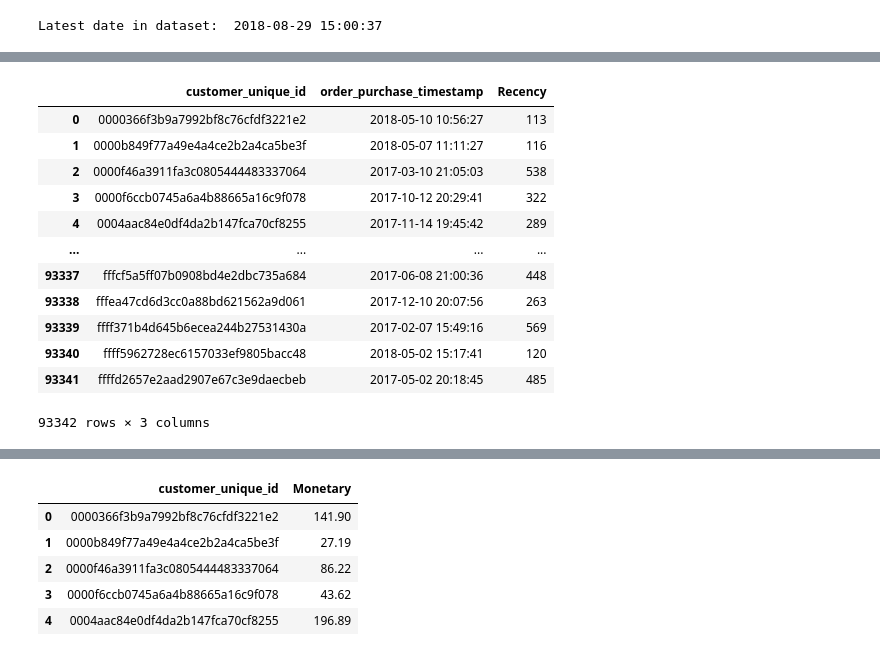
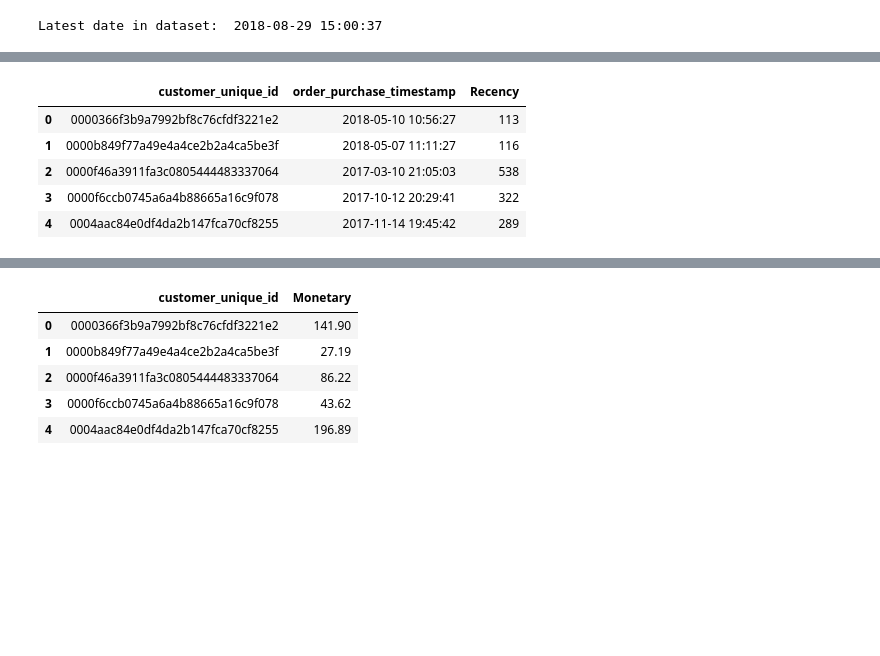
Before and after one commit to AspiringDSer/Olist-RFM-Analysis-Power-BI, a Jupyter notebook: Olist - RFM Analysis.ipynb, the cells around one changed output, grey strips where cells are left out. Drawn from its saved outputs; the diff is of its cells as text; code cells hidden in the pictures; blank space fills up the shorter version.

```diff
--- a/Olist - RFM Analysis.ipynb
+++ b/Olist - RFM Analysis.ipynb
@@ -298,20 +336,13 @@ recency_df
 # %%
 recency_df['Recency']= recency_df['order_purchase_timestamp'].apply(lambda x: (present_day - x).days)
-recency_df
+recency_df.head()
 # %% [output]
 |  | customer_unique_id | order_purchase_timestamp | Recency |
 | 0 | 0000366f3b9a7992bf8c76cfdf3221e2 | 2018-05-10 10:56:27 | 113 |
 | 1 | 0000b849f77a49e4a4ce2b2a4ca5be3f | 2018-05-07 11:11:27 | 116 |
 | 2 | 0000f46a3911fa3c0805444483337064 | 2017-03-10 21:05:03 | 538 |
 | 3 | 0000f6ccb0745a6a4b88665a16c9f078 | 2017-10-12 20:29:41 | 322 |
 | 4 | 0004aac84e0df4da2b147fca70cf8255 | 2017-11-14 19:45:42 | 289 |
-| ... | ... | ... | ... |
-| 93337 | fffcf5a5ff07b0908bd4e2dbc735a684 | 2017-06-08 21:00:36 | 448 |
-| 93338 | fffea47cd6d3cc0a88bd621562a9d061 | 2017-12-10 20:07:56 | 263 |
-| 93339 | ffff371b4d645b6ecea244b27531430a | 2017-02-07 15:49:16 | 569 |
-| 93340 | ffff5962728ec6157033ef9805bacc48 | 2018-05-02 15:17:41 | 120 |
-| 93341 | ffffd2657e2aad2907e67c3e9daecbeb | 2017-05-02 20:18:45 | 485 |
-93342 rows × 3 columns
 # %%
 frequency_df = pd.DataFrame(merged_df.groupby(["customer_unique_id"]).agg({"order_id":"nunique"}).reset_index())
 frequency_df.rename(columns={"order_id":"Frequency"}, inplace=True)
```
Also changed, not shown: parts of 69 cells of this notebook, 9 other files.
